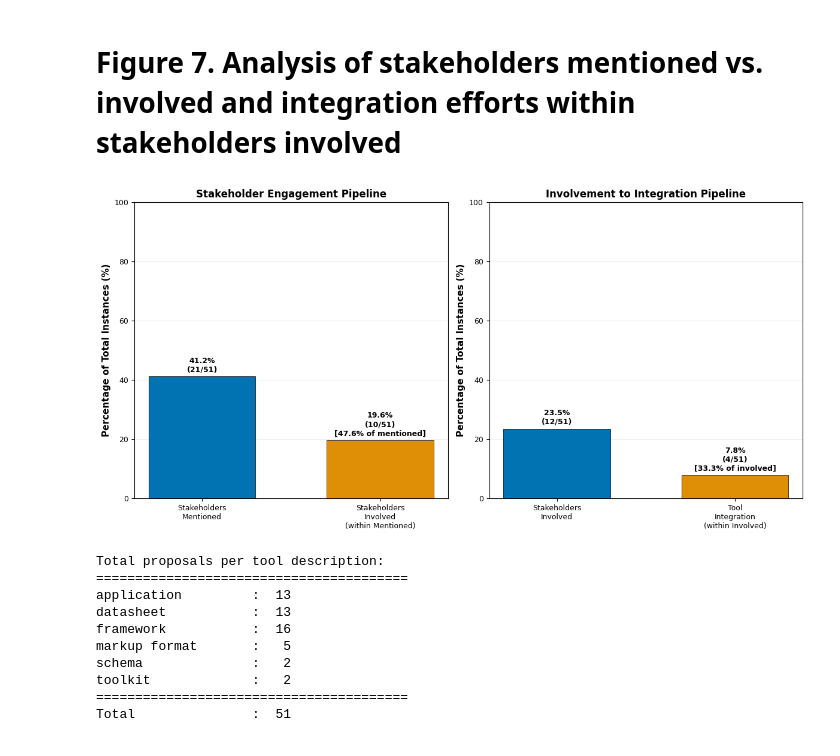
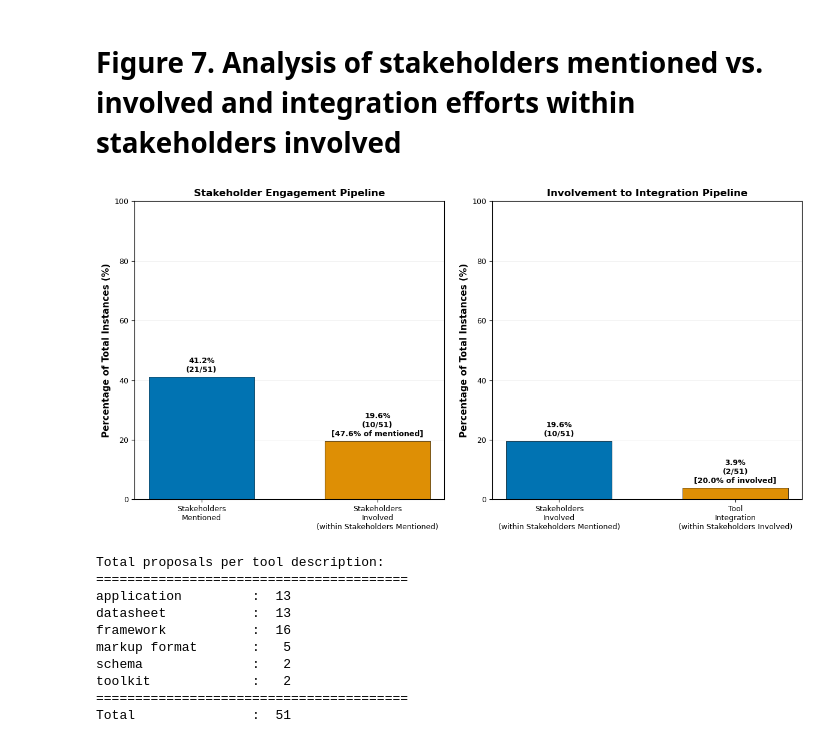
Before and after one commit to pcuellar-rai/dataset-documentation-review-paper, a Jupyter notebook: chi_quant_analysis_clean.ipynb, the cells around one changed output. Cells and saved outputs as stored; diff of their text form; code cells hidden in the pictures.

Commit message:
New figures and analyses

```diff
--- a/chi_quant_analysis_clean.ipynb
+++ b/chi_quant_analysis_clean.ipynb
@@ -460,21 +463,16 @@ stakeholder_mentioned_pct = (stakeholder_mentioned_yes / total_instances) * 100
 # stakeholders involved WITHIN those mentioned
 df_mentioned = df_filtered[df_filtered['stakeholders_mentioned'] == 'Yes']
 stakeholder_involved_within_mentioned = (df_mentioned['stakeholders_involved'] == 'Yes').sum()
-# Calculate as percentage of total instances for consistent comparison
 stakeholder_involved_within_mentioned_pct = (stakeholder_involved_within_mentioned / total_instances) * 100
 
-# stakeholders involved (for second subplot)
-stakeholder_involved_yes = (df_filtered['stakeholders_involved'] == 'Yes').sum()
-stakeholder_involved_pct = (stakeholder_involved_yes / total_instances) * 100
-
-# tool integration WITHIN stakeholders involved
-df_involved = df_filtered[df_filtered['stakeholders_involved'] == 'Yes']
+# tool integration WITHIN stakeholders involved (which are already within mentioned)
+df_involved = df_mentioned[df_mentioned['stakeholders_involved'] == 'Yes']
 tool_integration_within_involved = (df_involved['tool_integration'] == 'Yes').sum()
 tool_integration_within_involved_pct = (tool_integration_within_involved / total_instances) * 100
 
 fig, (ax1, ax2) = plt.subplots(1, 2, figsize=(12, 6))
 
-categories1 = ['Stakeholders\nMentioned', 'Stakeholders\nInvolved\n(within Mentioned)']
+categories1 = ['Stakeholders\nMentioned', 'Stakeholders\nInvolved\n(within Stakeholders Mentioned)']
 values1 = [stakeholder_mentioned_pct, stakeholder_involved_within_mentioned_pct]
 counts1 = [stakeholder_mentioned_yes, stakeholder_involved_within_mentioned]
 colors = sns.color_palette("colorblind", n_colors=2)
@@ -488,41 +486,38 @@ ax1.set_ylim(0, 100)
 
 for i, (bar, pct, count) in enumerate(zip(bars1, values1, counts1)):
     if i == 0:
         label = f'{pct:.1f}%\n({count}/{total_instances})'
     else:
         conditional_pct = (stakeholder_involved_within_mentioned / stakeholder_mentioned_yes * 100) if stakeholder_mentioned_yes > 0 else 0
         label = f'{pct:.1f}%\n({count}/{total_instances})\n[{conditional_pct:.1f}% of mentioned]'
     ax1.text(bar.get_x() + bar.get_width()/2, bar.get_height() + 1,
             label, ha='center', va='bottom', fontweight='bold', fontsize=9)
 
-categories2 = ['Stakeholders\nInvolved', 'Tool\nIntegration\n(within Involved)']
-values2 = [stakeholder_involved_pct, tool_integration_within_involved_pct]
-counts2 = [stakeholder_involved_yes, tool_integration_within_involved]
+categories2 = ['Stakeholders\nInvolved\n(within Stakeholders Mentioned)', 'Tool\nIntegration\n(within Stakeholders Involved)']
+values2 = [stakeholder_involved_within_mentioned_pct, tool_integration_within_involved_pct]
+counts2 = [stakeholder_involved_within_mentioned, tool_integration_within_involved]
 
 bars2 = ax2.bar(categories2, values2, color=colors, edgecolor='black', linewidth=0.5, width=0.6)
 ax2.set_ylabel('Percentage of Total Instances (%)', fontweight='bold')
 ax2.set_title('Involvement to Integration Pipeline', fontweight='bold')
 ax2.grid(axis='y', alpha=0.3, linestyle='-', linewidth=0.5)
 ax2.set_axisbelow(True)
 ax2.set_ylim(0, 100)
 
 for i, (bar, pct, count) in enumerate(zip(bars2, values2, counts2)):
     if i == 0:
         label = f'{pct:.1f}%\n({count}/{total_instances})'
     else:
-        conditional_pct = (tool_integration_within_involved / stakeholder_involved_yes * 100) if stakeholder_involved_yes > 0 else 0
+        conditional_pct = (tool_integration_within_involved / stakeholder_involved_within_mentioned * 100) if stakeholder_involved_within_mentioned > 0 else 0
         label = f'{pct:.1f}%\n({count}/{total_instances})\n[{conditional_pct:.1f}% of involved]'
     ax2.text(bar.get_x() + bar.get_width()/2, bar.get_height() + 1,
             label, ha='center', va='bottom', fontweight='bold', fontsize=9)
 
-# fig.suptitle(f'Stakeholder and Integration Metrics (n={total_instances})',
-#             fontsize=14, fontweight='bold', y=1.02)
-
 plt.tight_layout()
 plt.savefig("fig_7_comparative_analysis_stakeholder_involvement_and_integration_pipelines.png")
 plt.show()
 # %% [output]
-[figure, old version]
+[figure, new version]
 # %%
 df_filtered = df[df['tool_description'] != 'study']
 
```
Also changed, not shown: parts of 2 cells of this notebook, 9 other files.
